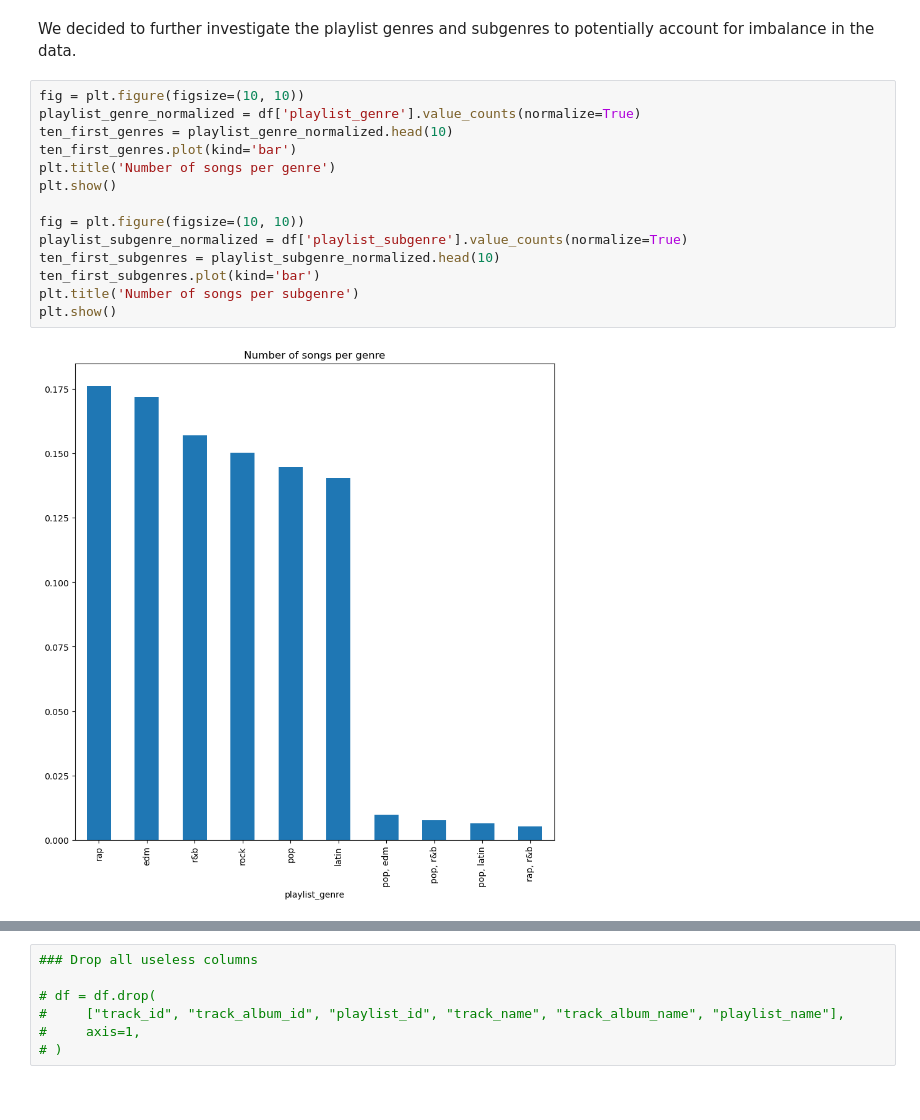
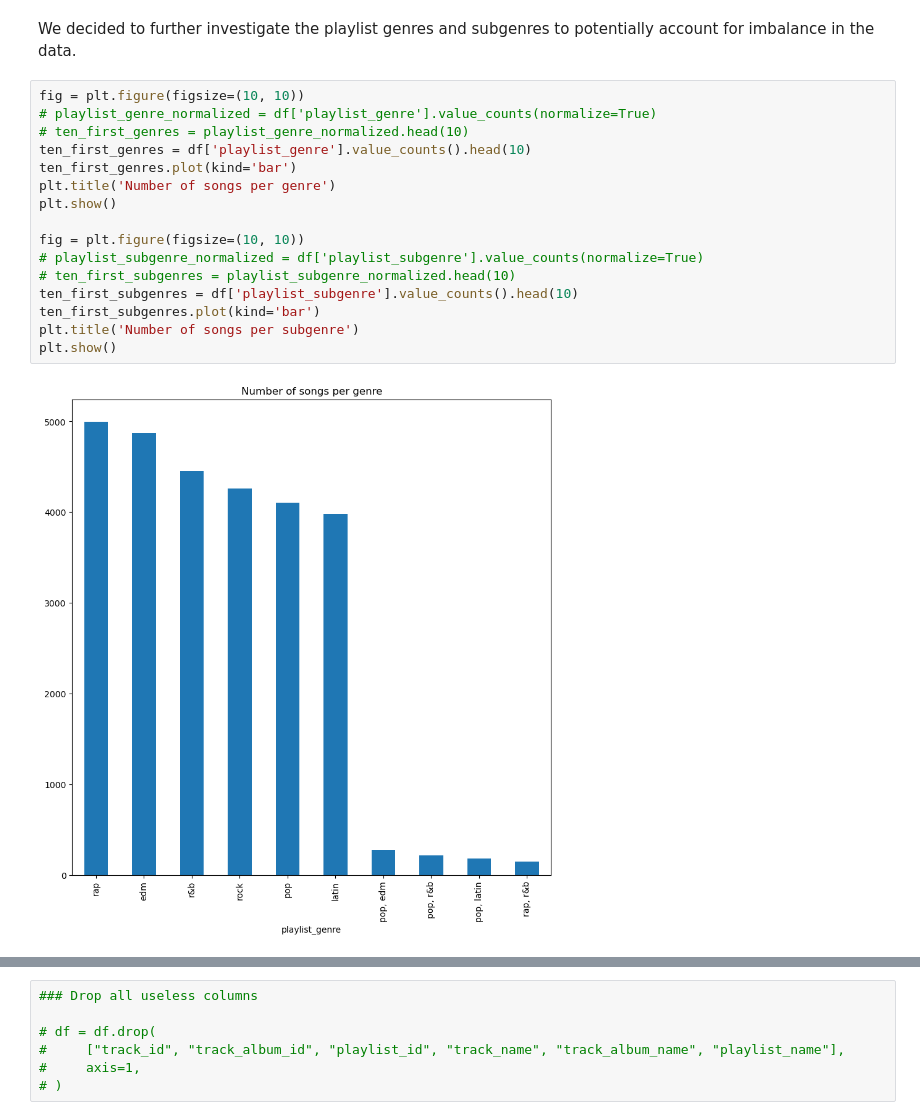
Before and after one commit to EliotAtlani/hit-predict, a Jupyter notebook: notebooks/pre-processing.ipynb, the cells around one changed output, grey strips where cells are left out. Saved outputs shown, nothing was run; the diff lists cells and outputs as text.

```diff
--- a/notebooks/pre-processing.ipynb
+++ b/notebooks/pre-processing.ipynb
@@ -197,17 +217,19 @@ Name: count, Length: 553, dtype: int64
 We decided to further investigate the playlist genres and subgenres to potentially account for imbalance in the data.
 # %%
 fig = plt.figure(figsize=(10, 10))
-playlist_genre_normalized = df['playlist_genre'].value_counts(normalize=True)
-ten_first_genres = playlist_genre_normalized.head(10)
+# playlist_genre_normalized = df['playlist_genre'].value_counts(normalize=True)
+# ten_first_genres = playlist_genre_normalized.head(10)
+ten_first_genres = df['playlist_genre'].value_counts().head(10)
 ten_first_genres.plot(kind='bar')
 plt.title('Number of songs per genre')
 plt.show()
 
 fig = plt.figure(figsize=(10, 10))
-playlist_subgenre_normalized = df['playlist_subgenre'].value_counts(normalize=True)
-ten_first_subgenres = playlist_subgenre_normalized.head(10)
+# playlist_subgenre_normalized = df['playlist_subgenre'].value_counts(normalize=True)
+# ten_first_subgenres = playlist_subgenre_normalized.head(10)
+ten_first_subgenres = df['playlist_subgenre'].value_counts().head(10)
 ten_first_subgenres.plot(kind='bar')
 plt.title('Number of songs per subgenre')
 plt.show()
 # %% [output]
-[figure, old version]
+[figure, new version]
```
Also changed, not shown: parts of 29 cells of this notebook, 1 other file.
